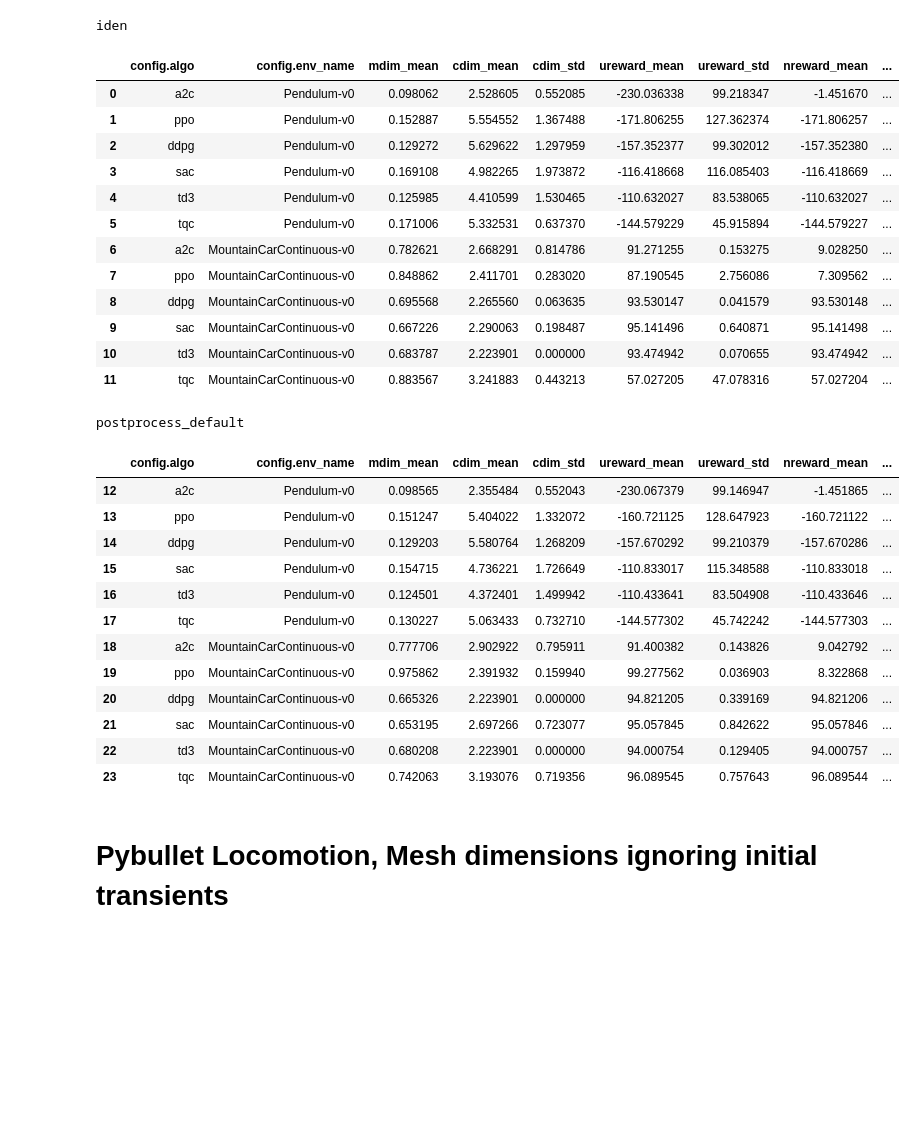
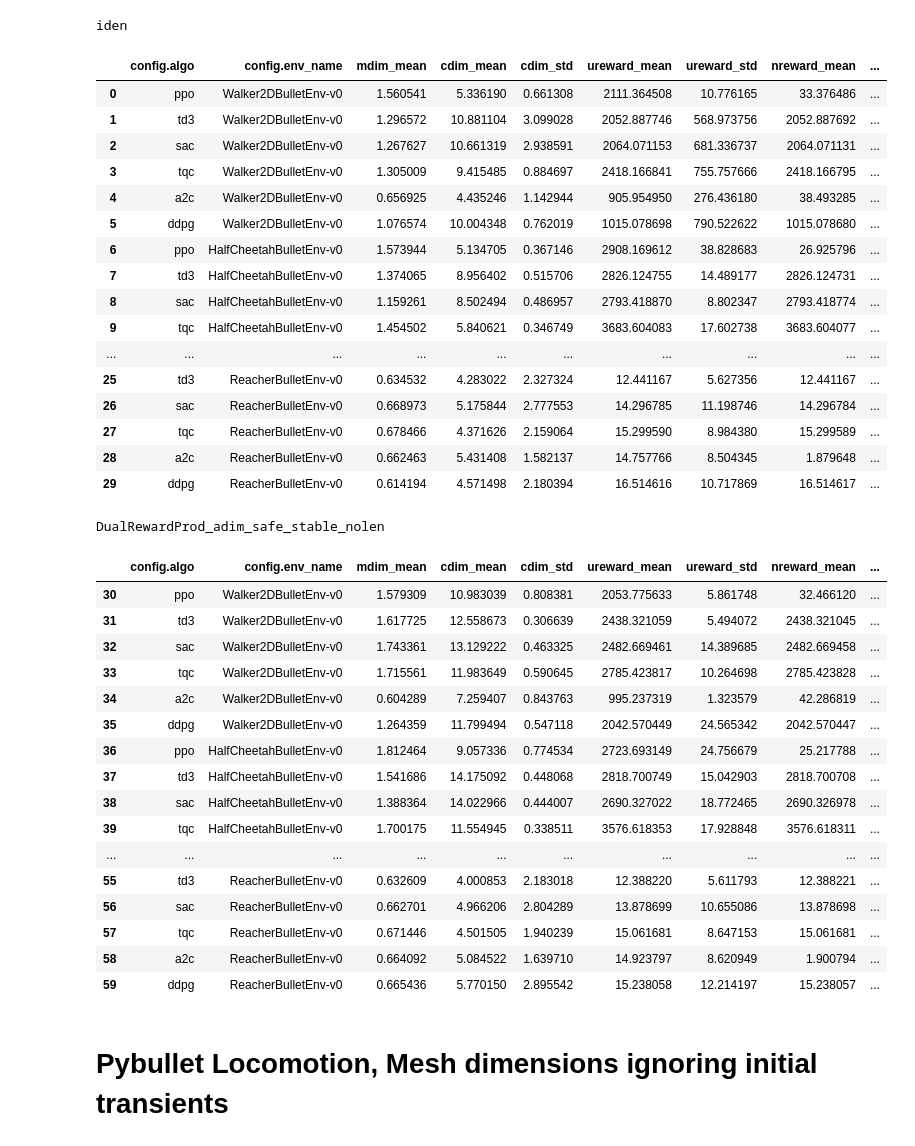
Before and after one commit to sgillen/policy_refinement, a Jupyter notebook: load_ars_zoo.ipynb, the cells around one changed output. Drawn from its saved outputs; the diff is of its cells as text; code cells hidden in the pictures; blank space fills up the shorter version.

Commit message:
panda notebook

```diff
--- a/load_ars_zoo.ipynb
+++ b/load_ars_zoo.ipynb
@@ -4,7 +4,14 @@ from IPython.display import display
 #file_name = "test_out/panda0.csv"
 #file_name = "test_out/panda_actor.csv"
 #file_name = "keep_csv/ddpg_a2c_01_001_2.csv"
-file_name =  "test_out/classic2.csv"
+#file_name =  "test_out/classic2.csv"
+#file_name = "test_out/pendulum_br.csv"
+
+#file_name = "test_out/ddpg_a2c
+file_name = "test_out/adim_all.csv"
+file_name = "test_out/panda_seeded.csv"
+file_name = "test_out/pendulum_seeded.csv"
+
 df = pd.read_csv(file_name)[['post', 'config.algo', 'config.env_name', 'mdim_mean', 'cdim_mean', 'cdim_std', 'ureward_mean', 'ureward_std', 'nreward_mean', 'nreward_std', 'len_mean', 'cdim_nan_mean']]#, 'config.post']]
 df
 # %% [output]
@@ -28,45 +31,53 @@ df
 # %%
 post_dict = {}
 for post in df['post']:
     post_dict[post] = 1
 
 # for post in post_dict.keys():
 #     display(df[df['post'] == post])
 
-for post in ['iden', 'postprocess_default']:
+for post in post_dict.keys():
     dfp = df[df['post'] == post]
     print(post)
     dfd = dfp.drop('post', axis=1, inplace=False)
     display(dfd)
 # %% [output]
 iden
 |  | config.algo | config.env_name | mdim_mean | cdim_mean | cdim_std | ureward_mean | ureward_std | nreward_mean | ... |
-| 0 | a2c | Pendulum-v0 | 0.098062 | 2.528605 | 0.552085 | -230.036338 | 99.218347 | -1.451670 | ... |
-| 1 | ppo | Pendulum-v0 | 0.152887 | 5.554552 | 1.367488 | -171.806255 | 127.362374 | -171.806257 | ... |
-| 2 | ddpg | Pendulum-v0 | 0.129272 | 5.629622 | 1.297959 | -157.352377 | 99.302012 | -157.352380 | ... |
-| 3 | sac | Pendulum-v0 | 0.169108 | 4.982265 | 1.973872 | -116.418668 | 116.085403 | -116.418669 | ... |
-| 4 | td3 | Pendulum-v0 | 0.125985 | 4.410599 | 1.530465 | -110.632027 | 83.538065 | -110.632027 | ... |
-| 5 | tqc | Pendulum-v0 | 0.171006 | 5.332531 | 0.637370 | -144.579229 | 45.915894 | -144.579227 | ... |
-| 6 | a2c | MountainCarContinuous-v0 | 0.782621 | 2.668291 | 0.814786 | 91.271255 | 0.153275 | 9.028250 | ... |
-| 7 | ppo | MountainCarContinuous-v0 | 0.848862 | 2.411701 | 0.283020 | 87.190545 | 2.756086 | 7.309562 | ... |
-| 8 | ddpg | MountainCarContinuous-v0 | 0.695568 | 2.265560 | 0.063635 | 93.530147 | 0.041579 | 93.530148 | ... |
-| 9 | sac | MountainCarContinuous-v0 | 0.667226 | 2.290063 | 0.198487 | 95.141496 | 0.640871 | 95.141498 | ... |
-| 10 | td3 | MountainCarContinuous-v0 | 0.683787 | 2.223901 | 0.000000 | 93.474942 | 0.070655 | 93.474942 | ... |
-| 11 | tqc | MountainCarContinuous-v0 | 0.883567 | 3.241883 | 0.443213 | 57.027205 | 47.078316 | 57.027204 | ... |
+| 0 | ppo | Walker2DBulletEnv-v0 | 1.560541 | 5.336190 | 0.661308 | 2111.364508 | 10.776165 | 33.376486 | ... |
+| 1 | td3 | Walker2DBulletEnv-v0 | 1.296572 | 10.881104 | 3.099028 | 2052.887746 | 568.973756 | 2052.887692 | ... |
+| 2 | sac | Walker2DBulletEnv-v0 | 1.267627 | 10.661319 | 2.938591 | 2064.071153 | 681.336737 | 2064.071131 | ... |
+| 3 | tqc | Walker2DBulletEnv-v0 | 1.305009 | 9.415485 | 0.884697 | 2418.166841 | 755.757666 | 2418.166795 | ... |
+| 4 | a2c | Walker2DBulletEnv-v0 | 0.656925 | 4.435246 | 1.142944 | 905.954950 | 276.436180 | 38.493285 | ... |
+| 5 | ddpg | Walker2DBulletEnv-v0 | 1.076574 | 10.004348 | 0.762019 | 1015.078698 | 790.522622 | 1015.078680 | ... |
+| 6 | ppo | HalfCheetahBulletEnv-v0 | 1.573944 | 5.134705 | 0.367146 | 2908.169612 | 38.828683 | 26.925796 | ... |
+| 7 | td3 | HalfCheetahBulletEnv-v0 | 1.374065 | 8.956402 | 0.515706 | 2826.124755 | 14.489177 | 2826.124731 | ... |
+| 8 | sac | HalfCheetahBulletEnv-v0 | 1.159261 | 8.502494 | 0.486957 | 2793.418870 | 8.802347 | 2793.418774 | ... |
+| 9 | tqc | HalfCheetahBulletEnv-v0 | 1.454502 | 5.840621 | 0.346749 | 3683.604083 | 17.602738 | 3683.604077 | ... |
+| ... | ... | ... | ... | ... | ... | ... | ... | ... | ... |
+| 25 | td3 | ReacherBulletEnv-v0 | 0.634532 | 4.283022 | 2.327324 | 12.441167 | 5.627356 | 12.441167 | ... |
+| 26 | sac | ReacherBulletEnv-v0 | 0.668973 | 5.175844 | 2.777553 | 14.296785 | 11.198746 | 14.296784 | ... |
+| 27 | tqc | ReacherBulletEnv-v0 | 0.678466 | 4.371626 | 2.159064 | 15.299590 | 8.984380 | 15.299589 | ... |
+| 28 | a2c | ReacherBulletEnv-v0 | 0.662463 | 5.431408 | 1.582137 | 14.757766 | 8.504345 | 1.879648 | ... |
+| 29 | ddpg | ReacherBulletEnv-v0 | 0.614194 | 4.571498 | 2.180394 | 16.514616 | 10.717869 | 16.514617 | ... |
-postprocess_default
+DualRewardProd_adim_safe_stable_nolen
 |  | config.algo | config.env_name | mdim_mean | cdim_mean | cdim_std | ureward_mean | ureward_std | nreward_mean | ... |
-| 12 | a2c | Pendulum-v0 | 0.098565 | 2.355484 | 0.552043 | -230.067379 | 99.146947 | -1.451865 | ... |
-| 13 | ppo | Pendulum-v0 | 0.151247 | 5.404022 | 1.332072 | -160.721125 | 128.647923 | -160.721122 | ... |
-| 14 | ddpg | Pendulum-v0 | 0.129203 | 5.580764 | 1.268209 | -157.670292 | 99.210379 | -157.670286 | ... |
-| 15 | sac | Pendulum-v0 | 0.154715 | 4.736221 | 1.726649 | -110.833017 | 115.348588 | -110.833018 | ... |
-| 16 | td3 | Pendulum-v0 | 0.124501 | 4.372401 | 1.499942 | -110.433641 | 83.504908 | -110.433646 | ... |
-| 17 | tqc | Pendulum-v0 | 0.130227 | 5.063433 | 0.732710 | -144.577302 | 45.742242 | -144.577303 | ... |
-| 18 | a2c | MountainCarContinuous-v0 | 0.777706 | 2.902922 | 0.795911 | 91.400382 | 0.143826 | 9.042792 | ... |
-| 19 | ppo | MountainCarContinuous-v0 | 0.975862 | 2.391932 | 0.159940 | 99.277562 | 0.036903 | 8.322868 | ... |
-| 20 | ddpg | MountainCarContinuous-v0 | 0.665326 | 2.223901 | 0.000000 | 94.821205 | 0.339169 | 94.821206 | ... |
-| 21 | sac | MountainCarContinuous-v0 | 0.653195 | 2.697266 | 0.723077 | 95.057845 | 0.842622 | 95.057846 | ... |
-| 22 | td3 | MountainCarContinuous-v0 | 0.680208 | 2.223901 | 0.000000 | 94.000754 | 0.129405 | 94.000757 | ... |
-| 23 | tqc | MountainCarContinuous-v0 | 0.742063 | 3.193076 | 0.719356 | 96.089545 | 0.757643 | 96.089544 | ... |
+| 30 | ppo | Walker2DBulletEnv-v0 | 1.579309 | 10.983039 | 0.808381 | 2053.775633 | 5.861748 | 32.466120 | ... |
+| 31 | td3 | Walker2DBulletEnv-v0 | 1.617725 | 12.558673 | 0.306639 | 2438.321059 | 5.494072 | 2438.321045 | ... |
+| 32 | sac | Walker2DBulletEnv-v0 | 1.743361 | 13.129222 | 0.463325 | 2482.669461 | 14.389685 | 2482.669458 | ... |
+| 33 | tqc | Walker2DBulletEnv-v0 | 1.715561 | 11.983649 | 0.590645 | 2785.423817 | 10.264698 | 2785.423828 | ... |
+| 34 | a2c | Walker2DBulletEnv-v0 | 0.604289 | 7.259407 | 0.843763 | 995.237319 | 1.323579 | 42.286819 | ... |
+| 35 | ddpg | Walker2DBulletEnv-v0 | 1.264359 | 11.799494 | 0.547118 | 2042.570449 | 24.565342 | 2042.570447 | ... |
+| 36 | ppo | HalfCheetahBulletEnv-v0 | 1.812464 | 9.057336 | 0.774534 | 2723.693149 | 24.756679 | 25.217788 | ... |
+| 37 | td3 | HalfCheetahBulletEnv-v0 | 1.541686 | 14.175092 | 0.448068 | 2818.700749 | 15.042903 | 2818.700708 | ... |
+| 38 | sac | HalfCheetahBulletEnv-v0 | 1.388364 | 14.022966 | 0.444007 | 2690.327022 | 18.772465 | 2690.326978 | ... |
+| 39 | tqc | HalfCheetahBulletEnv-v0 | 1.700175 | 11.554945 | 0.338511 | 3576.618353 | 17.928848 | 3576.618311 | ... |
+| ... | ... | ... | ... | ... | ... | ... | ... | ... | ... |
+| 55 | td3 | ReacherBulletEnv-v0 | 0.632609 | 4.000853 | 2.183018 | 12.388220 | 5.611793 | 12.388221 | ... |
+| 56 | sac | ReacherBulletEnv-v0 | 0.662701 | 4.966206 | 2.804289 | 13.878699 | 10.655086 | 13.878698 | ... |
+| 57 | tqc | ReacherBulletEnv-v0 | 0.671446 | 4.501505 | 1.940239 | 15.061681 | 8.647153 | 15.061681 | ... |
+| 58 | a2c | ReacherBulletEnv-v0 | 0.664092 | 5.084522 | 1.639710 | 14.923797 | 8.620949 | 1.900794 | ... |
+| 59 | ddpg | ReacherBulletEnv-v0 | 0.665436 | 5.770150 | 2.895542 | 15.238058 | 12.214197 | 15.238057 | ... |
 # %% [markdown]
 # Pybullet Locomotion, Mesh dimensions ignoring initial transients
 # %%
```
Also changed, not shown: parts of 1 cell of this notebook, 5 other files.
